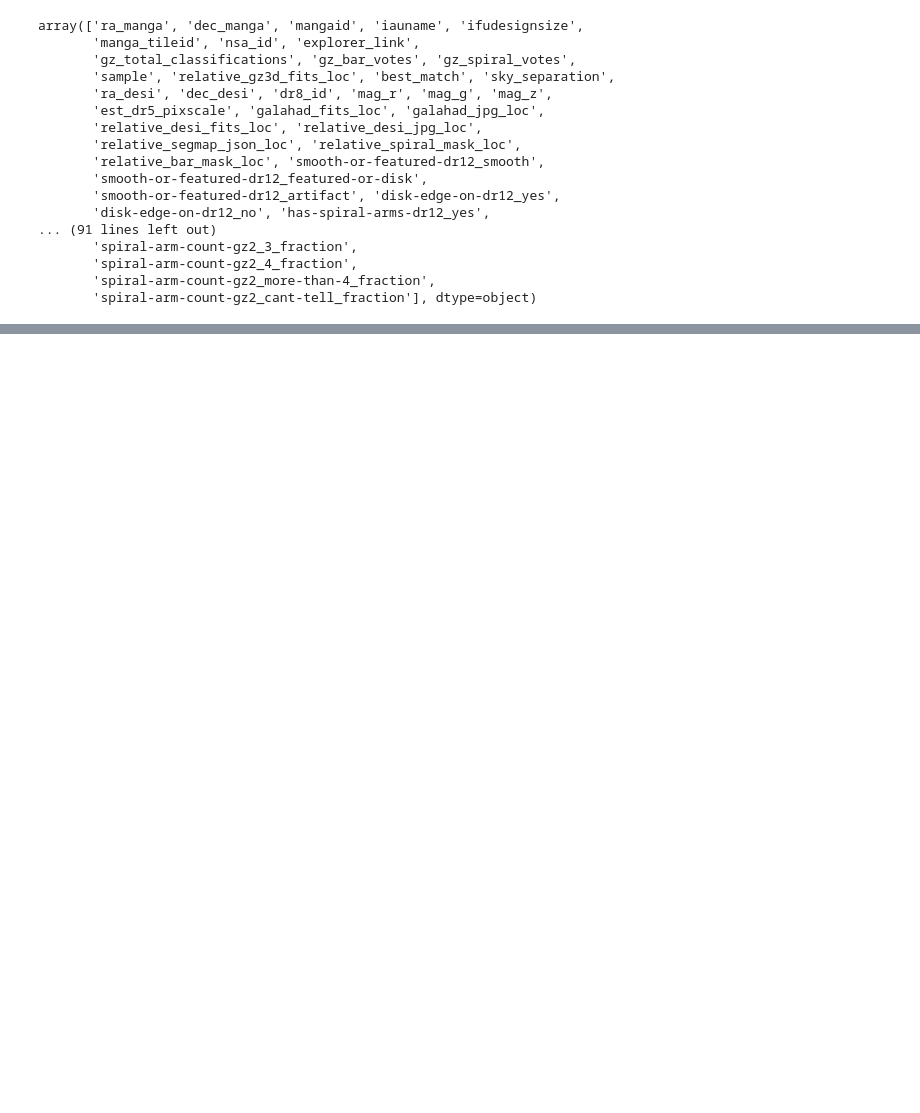
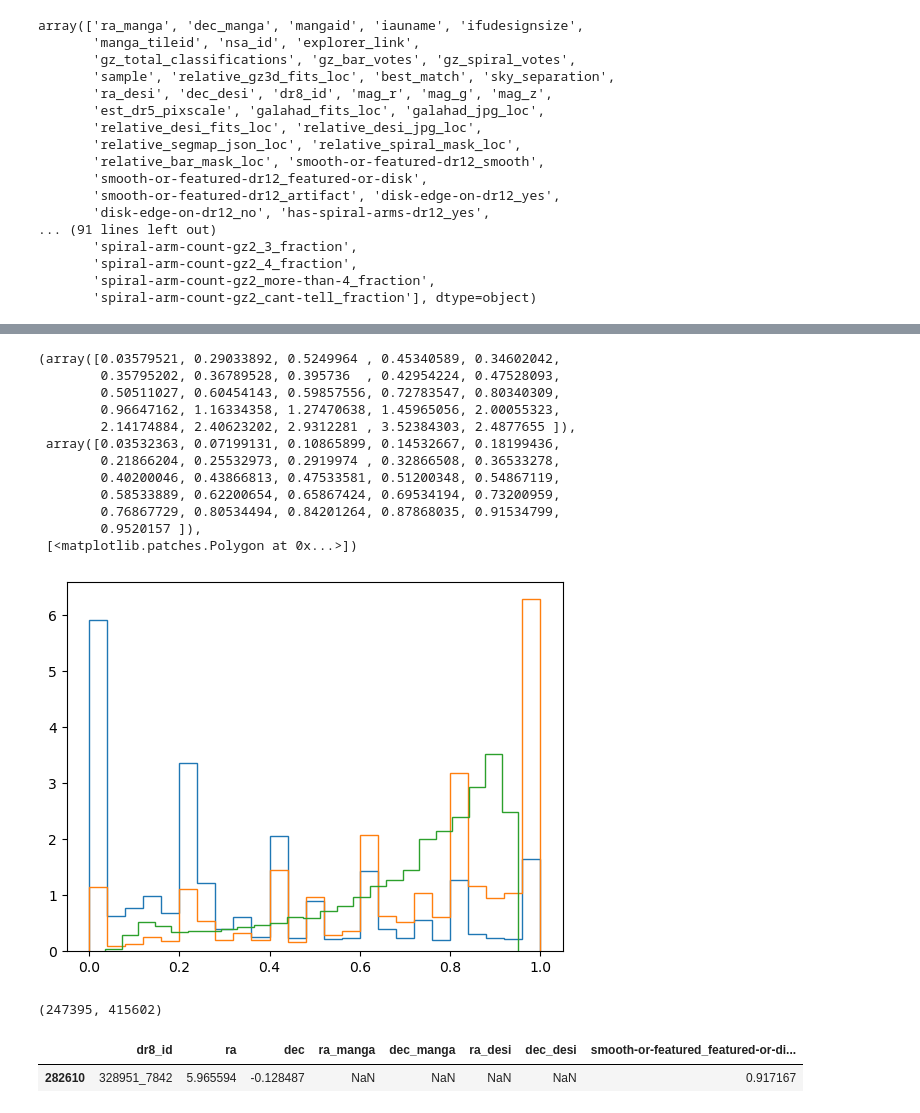
Before and after one commit to mwalmsley/zoobot-3d, a Jupyter notebook: construct_path_catalog.ipynb, the cells around one changed output, grey strips where cells are left out. Cells and saved outputs as stored; diff of their text form; code cells hidden in the pictures; blank space fills up the shorter version.

```diff
--- a/construct_path_catalog.ipynb
+++ b/construct_path_catalog.ipynb
@@ -190,0 +294,28 @@ df['relative_spiral_mask_loc'][0]
+# %%
+df['smooth-or-featured-dr5_total-votes'] = df['smooth-or-featured-dr5_smooth'] + df['smooth-or-featured-dr5_featured-or-disk'] + df['smooth-or-featured-dr5_artifact']
+plt.hist(df['smooth-or-featured-dr5_featured-or-disk'] / df['smooth-or-featured-dr5_total-votes'], bins=25, density=True, histtype='step')
+plt.hist(df.query('gz_spiral_votes > 0')['smooth-or-featured-dr5_featured-or-disk'] / df.query('gz_spiral_votes > 0')['smooth-or-featured-dr5_total-votes'], bins=25, density=True, histtype='step')
+plt.hist(df.query('gz_spiral_votes > 0')['smooth-or-featured_featured-or-disk_fraction'], bins=25, density=True, histtype='step')
+# %% [output]
+(array([0.03579521, 0.29033892, 0.5249964 , 0.45340589, 0.34602042,
+        0.35795202, 0.36789528, 0.395736  , 0.42954224, 0.47528093,
+        0.50511027, 0.60454143, 0.59857556, 0.72783547, 0.80340309,
+        0.96647162, 1.16334358, 1.27470638, 1.45965056, 2.00055323,
+        2.14174884, 2.40623202, 2.9312281 , 3.52384303, 2.4877655 ]),
+ array([0.03532363, 0.07199131, 0.10865899, 0.14532667, 0.18199436,
+        0.21866204, 0.25532973, 0.2919974 , 0.32866508, 0.36533278,
+        0.40200046, 0.43866813, 0.47533581, 0.51200348, 0.54867119,
+        0.58533889, 0.62200654, 0.65867424, 0.69534194, 0.73200959,
+        0.76867729, 0.80534494, 0.84201264, 0.87868035, 0.91534799,
+        0.9520157 ]),
+ [<matplotlib.patches.Polygon at 0x...>])
+[figure, added]
+# %%
+(df['smooth-or-featured-dr5_total-votes'] > 0).sum(), len(df)
+# %% [output]
+(247395, 415602)
+# %%
+df.sample()[['dr8_id', 'ra', 'dec', 'ra_manga', 'dec_manga', 'ra_desi', 'dec_desi', 'smooth-or-featured_featured-or-disk_fraction']]  # checks out visually
+# %% [output]
+|  | dr8_id | ra | dec | ra_manga | dec_manga | ra_desi | dec_desi | smooth-or-featured_featured-or-di... |
+| 282610 | 328951_7842 | 5.965594 | -0.128487 | NaN | NaN | NaN | NaN | 0.917167 |
```
Also changed, not shown: parts of 17 cells of this notebook, 3 other files.
